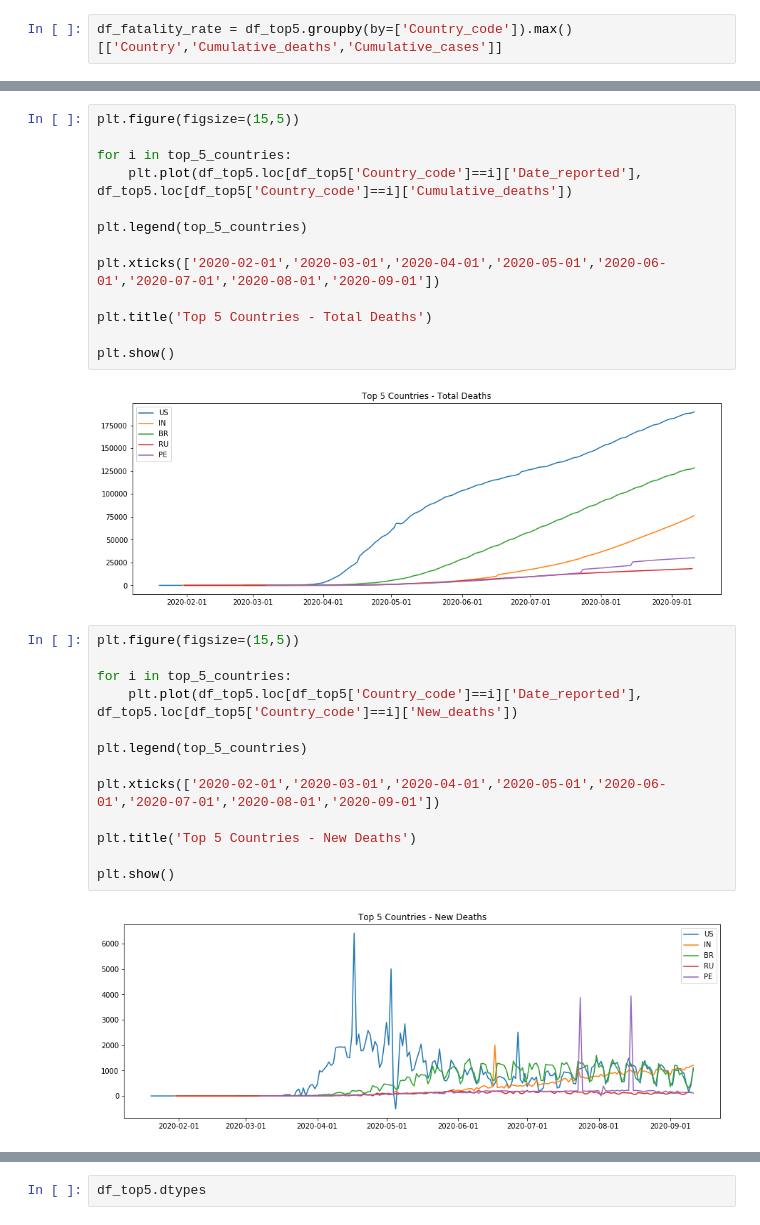
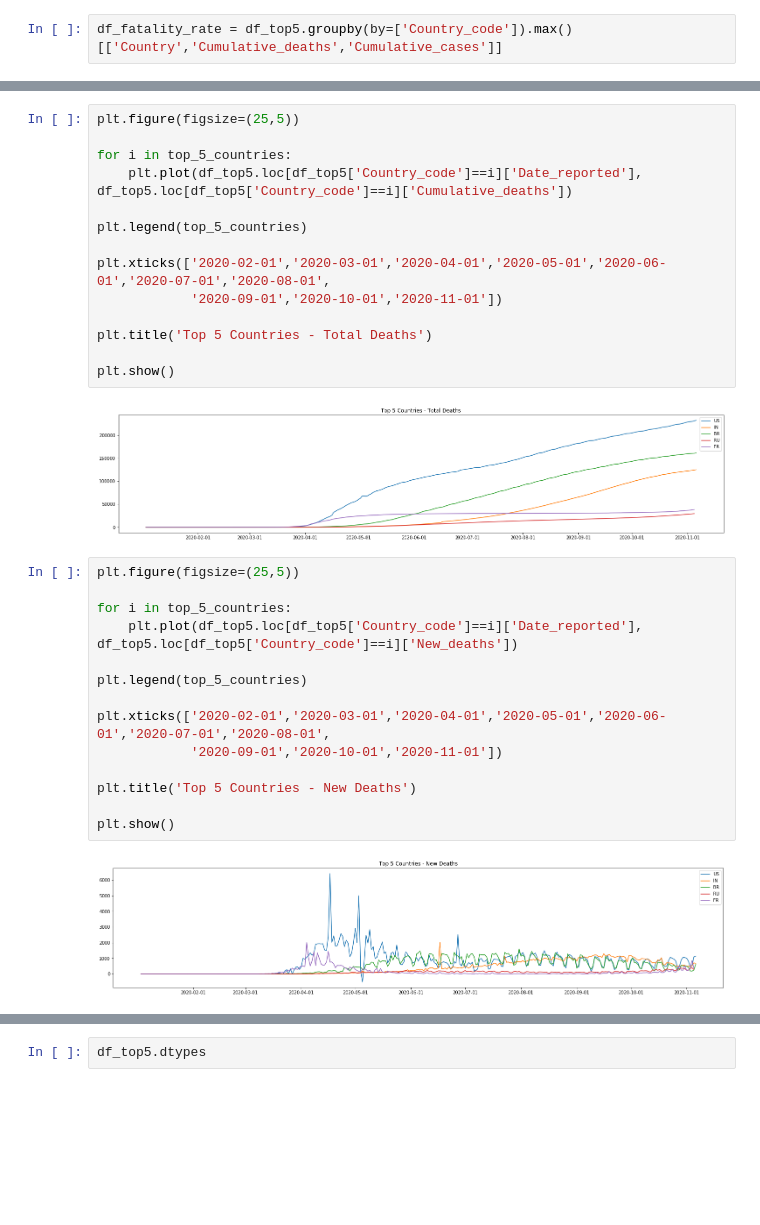
Before and after one commit to pancham046/EDA---COVID19-WHO-Data, a Jupyter notebook: COVID19-WHO.ipynb, the cells around one changed output, grey strips where cells are left out. Saved outputs shown, nothing was run; the diff lists cells and outputs as text; blank space fills up the shorter version.

```diff
--- a/COVID19-WHO.ipynb
+++ b/COVID19-WHO.ipynb
@@ -184,33 +186,35 @@ plt.show()
 # %%
-plt.figure(figsize=(15,5))
+plt.figure(figsize=(25,5))
 
 for i in top_5_countries:
     plt.plot(df_top5.loc[df_top5['Country_code']==i]['Date_reported'], df_top5.loc[df_top5['Country_code']==i]['Cumulative_deaths'])
 
 plt.legend(top_5_countries)
 
-plt.xticks(['2020-02-01','2020-03-01','2020-04-01','2020-05-01','2020-06-01','2020-07-01','2020-08-01','2020-09-01'])
+plt.xticks(['2020-02-01','2020-03-01','2020-04-01','2020-05-01','2020-06-01','2020-07-01','2020-08-01',
+            '2020-09-01','2020-10-01','2020-11-01'])
 
 plt.title('Top 5 Countries - Total Deaths')
 
 plt.show()
 # %% [output]
-[figure, old version]
+[figure, new version]
 # %%
-plt.figure(figsize=(15,5))
+plt.figure(figsize=(25,5))
 
 for i in top_5_countries:
     plt.plot(df_top5.loc[df_top5['Country_code']==i]['Date_reported'], df_top5.loc[df_top5['Country_code']==i]['New_deaths'])
 
 plt.legend(top_5_countries)
 
-plt.xticks(['2020-02-01','2020-03-01','2020-04-01','2020-05-01','2020-06-01','2020-07-01','2020-08-01','2020-09-01'])
+plt.xticks(['2020-02-01','2020-03-01','2020-04-01','2020-05-01','2020-06-01','2020-07-01','2020-08-01',
+            '2020-09-01','2020-10-01','2020-11-01'])
 
 plt.title('Top 5 Countries - New Deaths')
 
 plt.show()
 # %% [output]
-[figure, old version]
+[figure, new version]
 # %%
 df_top5.head()
 # %% [output]
```
Also changed, not shown: parts of 18 cells of this notebook.
